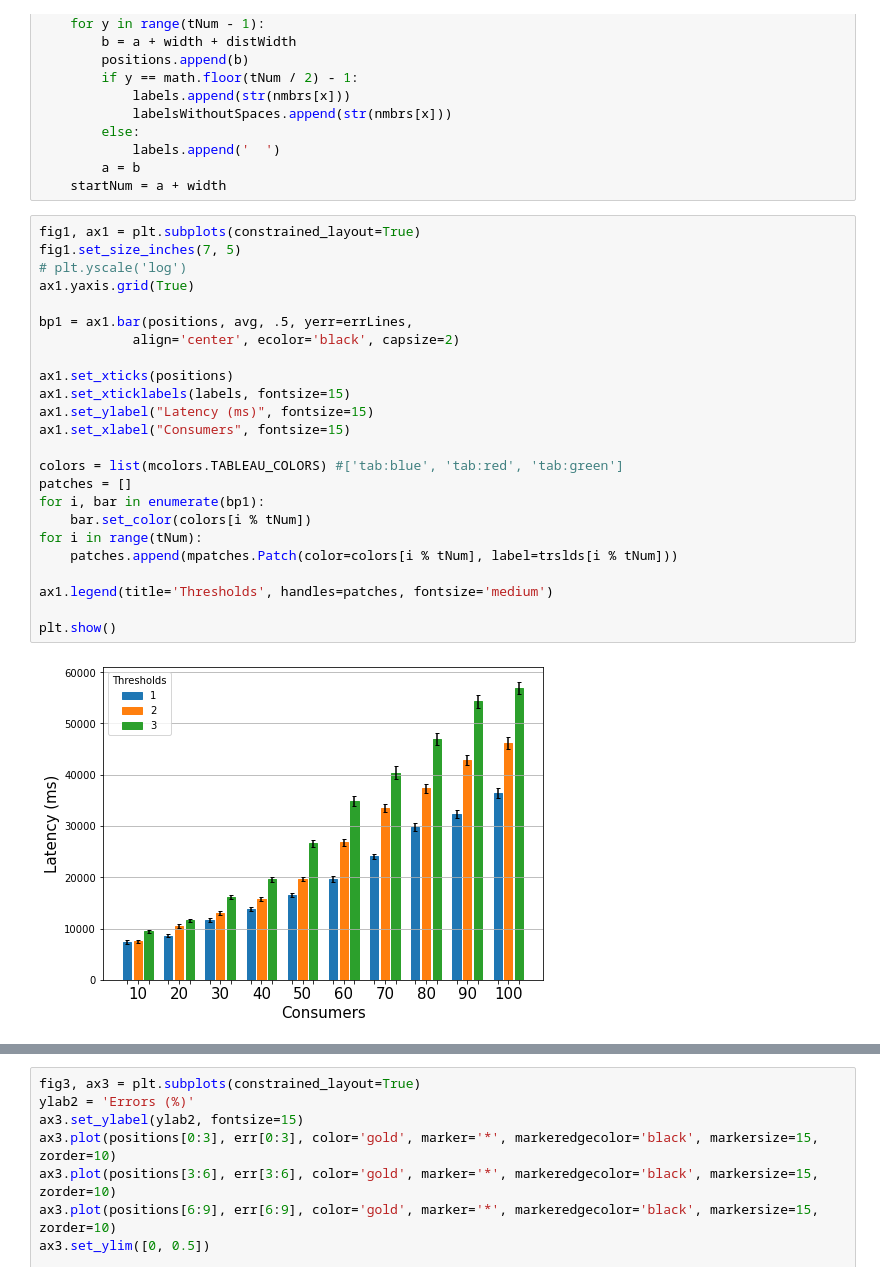
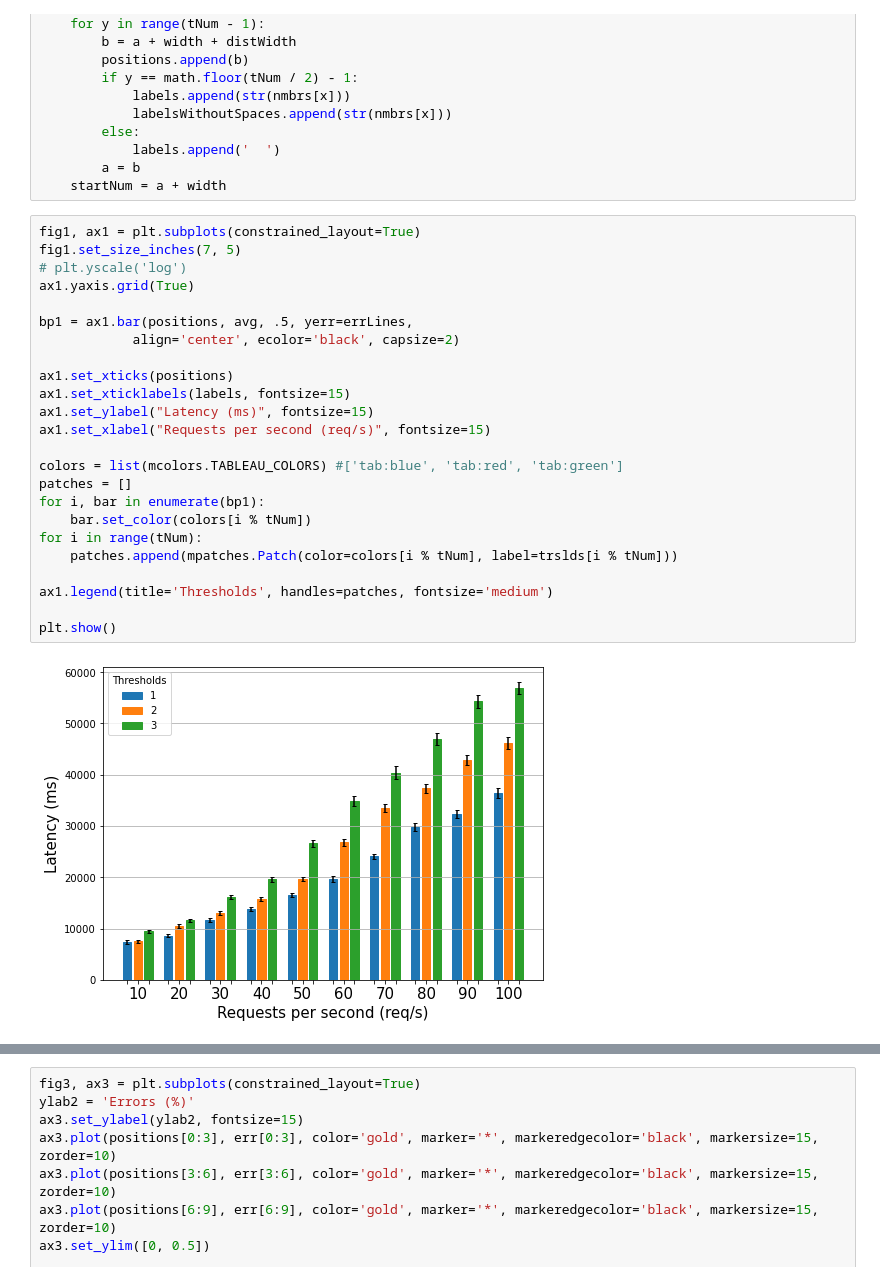
Before and after one commit to miker83z/web5-health-data-sharing-tests, a Jupyter notebook: plots.ipynb, the cells around one changed output, grey strips where cells are left out. Drawn from its saved outputs; the diff is of its cells as text.

```diff
--- a/plots.ipynb
+++ b/plots.ipynb
@@ -249,29 +249,29 @@ for x in range(len(bobsNumberTestData)):
 # %%
 fig1, ax1 = plt.subplots(constrained_layout=True)
 fig1.set_size_inches(7, 5)
 # plt.yscale('log')
 ax1.yaxis.grid(True)
 
 bp1 = ax1.bar(positions, avg, .5, yerr=errLines,
             align='center', ecolor='black', capsize=2)
 
 ax1.set_xticks(positions)
 ax1.set_xticklabels(labels, fontsize=15)
 ax1.set_ylabel("Latency (ms)", fontsize=15)
-ax1.set_xlabel("Consumers", fontsize=15)
+ax1.set_xlabel("Requests per second (req/s)", fontsize=15)
 
 colors = list(mcolors.TABLEAU_COLORS) #['tab:blue', 'tab:red', 'tab:green']
 patches = []
 for i, bar in enumerate(bp1):
     bar.set_color(colors[i % tNum])
 for i in range(tNum):
     patches.append(mpatches.Patch(color=colors[i % tNum], label=trslds[i % tNum]))
 
 ax1.legend(title='Thresholds', handles=patches, fontsize='medium')
 
 plt.show()
 # %% [output]
-[figure, old version]
+[figure, new version]
 # %%
 cycles = len(
     bobsNumberTestData[list(bobsNumberTestData.keys())[0]][0]['singleTests'][0]['bobs'][0]['storeDLT']
```
Also changed, not shown: parts of 3 cells of this notebook.
